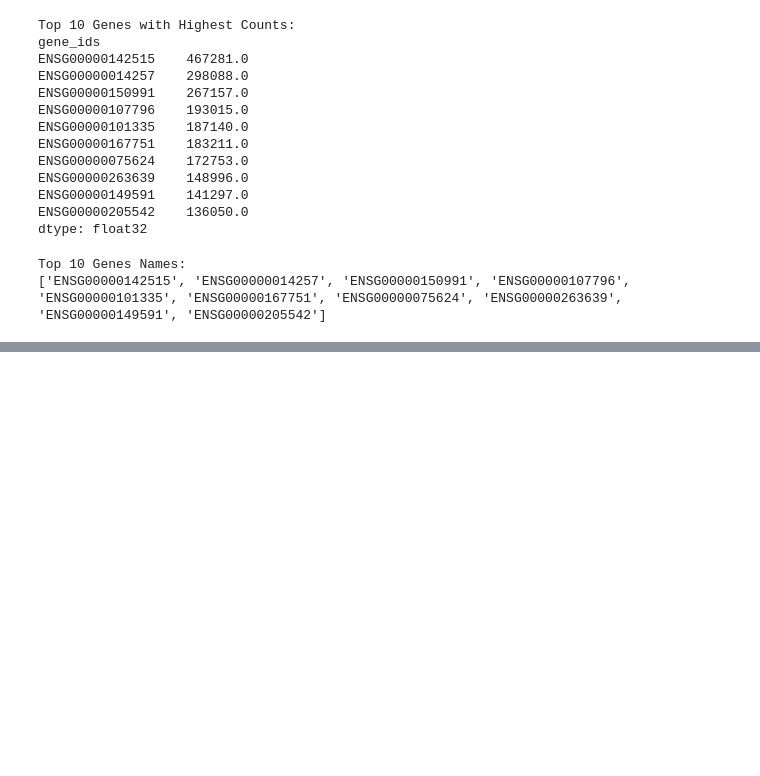
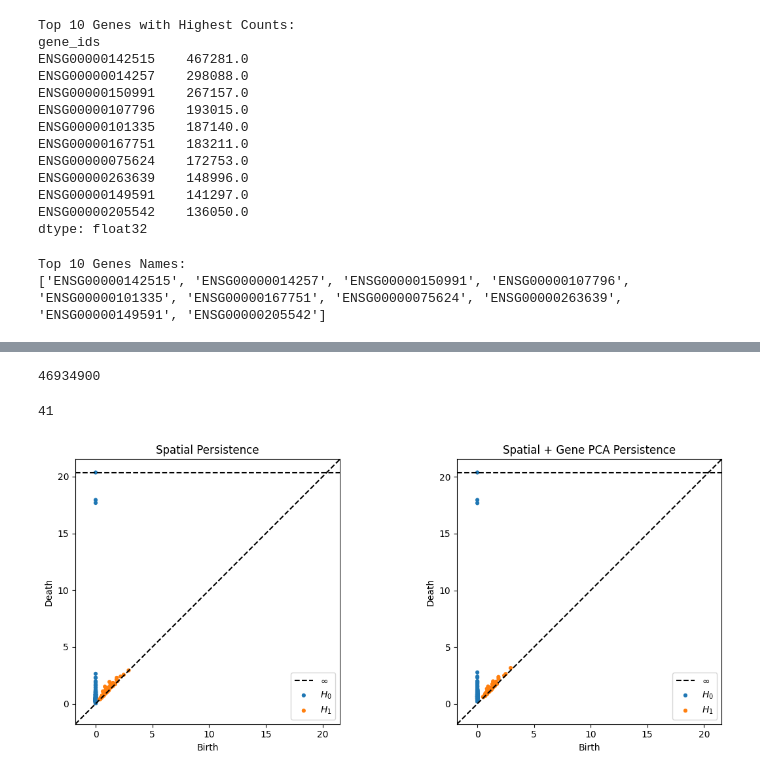
Before and after one commit to KrazyKats/dsc_214, a Jupyter notebook: EDA2.ipynb, the cells around one changed output, grey strips where cells are left out. Drawn from its saved outputs; the diff is of its cells as text; code cells hidden in the pictures; blank space fills up the shorter version.

```diff
--- a/EDA2.ipynb
+++ b/EDA2.ipynb
@@ -225,0 +251,8 @@ Top 10 Genes Names:
+# %%
+#map the gene names to z coordinates
+melted_df['z'] = melted_df['gene'].map(gene_z_mapping)
+# Display the first few rows of the melted DataFrame with z coordinates
+melted_df.head()
+len(melted_df['z'])
+# %% [output]
+46934900
@@ -225,0 +358,56 @@ Top 10 Genes Names:
+# %%
+# find different numbers in counts
+unique_counts = filtered_melted_df['count'].unique()
+len(unique_counts)
+# %% [output]
+41
+# %%
+import numpy as np
+import matplotlib.pyplot as plt
+from ripser import ripser
+from persim import plot_diagrams
+from sklearn.decomposition import PCA
+
+# Step 1: Generate synthetic Xenium-like data
+# Assume 300 cells with (x, y) positions and expression of 5 genes
+
+np.random.seed(42)
+
+# Simulate 3 spatial clusters (e.g., tissue regions)
+centers = [(10, 10), (30, 30), (50, 10)]
+points = []
+gene_expr = []
+
+for cx, cy in centers:
+    x = np.random.normal(cx, 2, size=100)
+    y = np.random.normal(cy, 2, size=100)
+    g = np.random.rand(100, 5) + np.array([cx/50, cy/50, 0.2, 0.4, 0.6])  # expression depends on location
+    points.append(np.stack([x, y], axis=1))
+    gene_expr.append(g)
+
+spatial_coords = np.concatenate(points, axis=0)
+gene_expr = np.concatenate(gene_expr, axis=0)
+
+# Step 2: Optionally apply PCA on gene expression
+pca = PCA(n_components=2)
+gene_pca = pca.fit_transform(gene_expr)
+
+# Step 3: Combine spatial and gene PCA data (optional)
+combined_data = np.hstack([spatial_coords, gene_pca])
+
+# Step 4: Compute persistent homology on spatial coordinates
+result_spatial = ripser(spatial_coords)
+result_combined = ripser(combined_data)
+
+# Step 5: Plot the persistence diagrams
+fig, axs = plt.subplots(1, 2, figsize=(12, 5))
+axs[0].set_title("Spatial Persistence")
+plot_diagrams(result_spatial["dgms"], show=False, ax=axs[0])
+
+axs[1].set_title("Spatial + Gene PCA Persistence")
+plot_diagrams(result_combined["dgms"], show=False, ax=axs[1])
+
+plt.tight_layout()
+plt.show()
+# %% [output]
+[figure, added]
```
Also changed, not shown: parts of 9 cells of this notebook.
